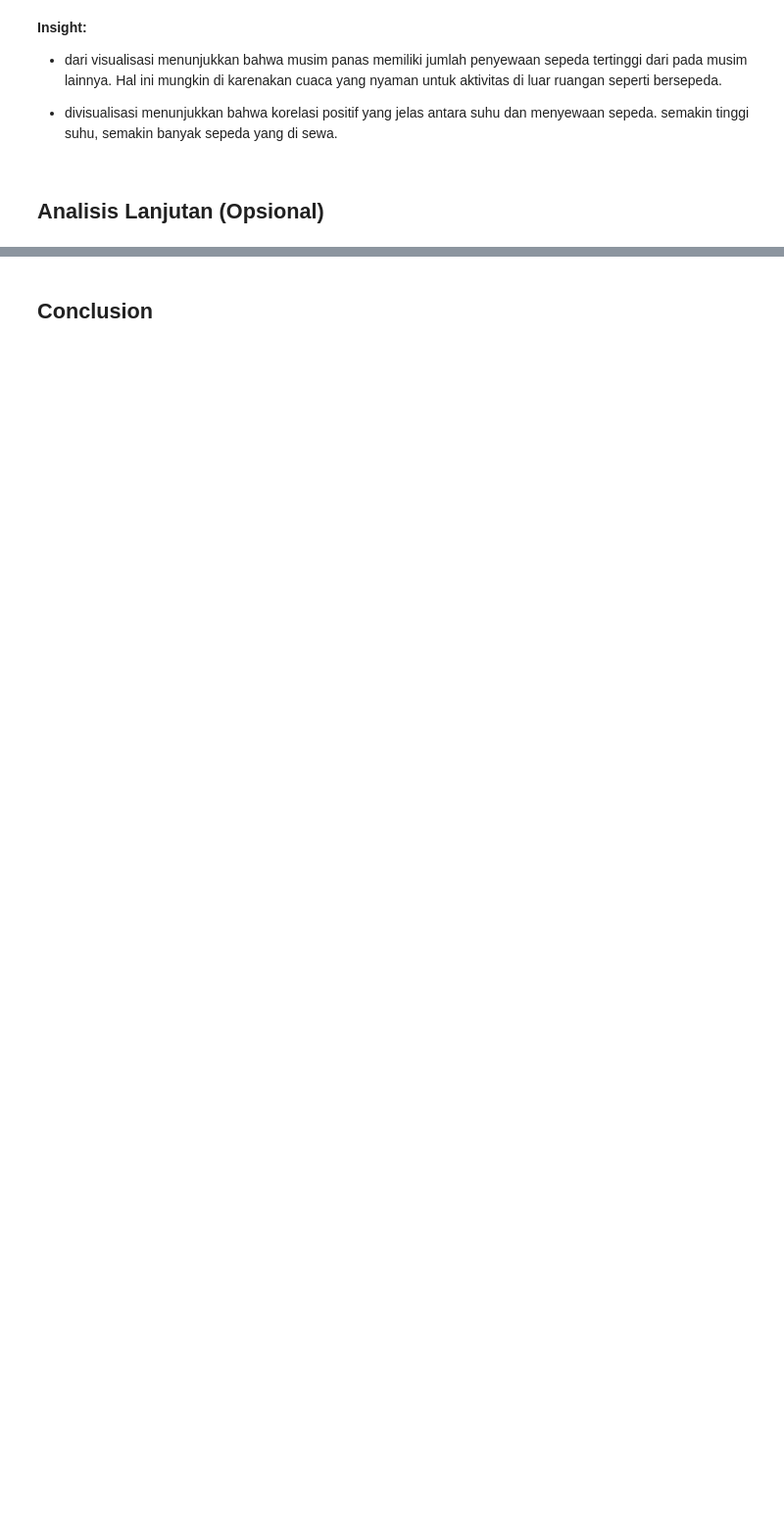
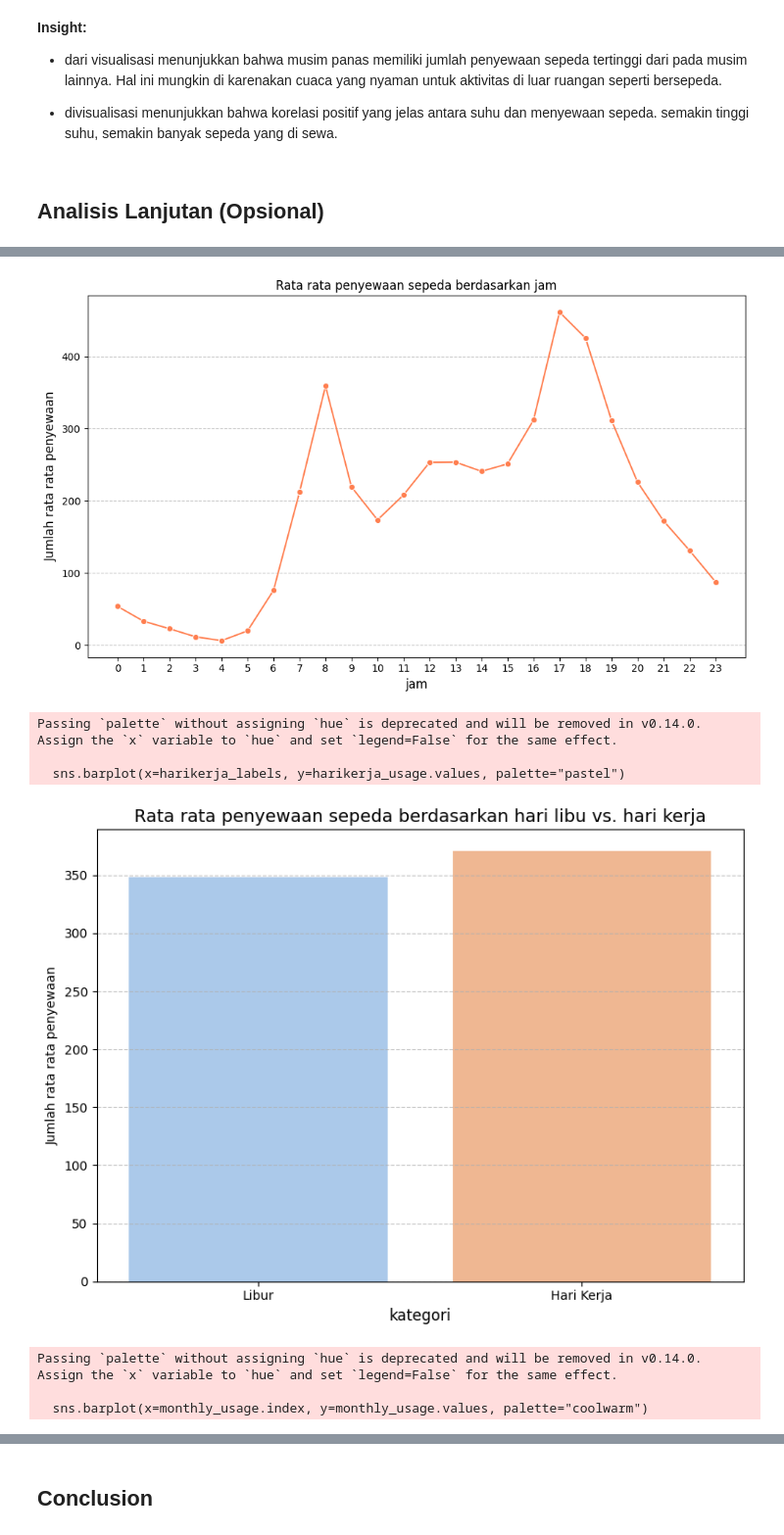
Before and after one commit to Najiann/submission, a Jupyter notebook: notebook__bike.ipynb, the cells around one changed output, grey strips where cells are left out. Shown at 98% size. Cells and saved outputs as stored; diff of their text form; code cells hidden in the pictures; blank space fills up the shorter version.

```diff
--- a/notebook__bike.ipynb
+++ b/notebook__bike.ipynb
@@ -252,0 +192,47 @@ print(rfm)
+# %%
+# pola pertama yaitu penyewaan berdasarkan jamnya
+hourly_usage = all_df.groupby("hr")["cnt"].mean()
+
+plt.figure(figsize=(10,6))
+sns.lineplot(x=hourly_usage.index, y=hourly_usage.values, marker="o", color="coral")
+plt.title("Rata rata penyewaan sepeda berdasarkan jam")
+plt.xlabel("jam", fontsize=12)
+plt.ylabel("Jumlah rata rata penyewaan", fontsize=12)
+plt.xticks(range(0,24))
+plt.grid(axis="y", linestyle="--", alpha=0.7)
+plt.tight_layout()
+plt.show()
+
+# kedua yaitu pola hari kerja vs. hari libur
+harikerja_usage = all_df.groupby("workingday")["cnt"].mean()
+harikerja_labels = ["Libur", "Hari Kerja"]
+
+plt.figure(figsize=(8,6))
+sns.barplot(x=harikerja_labels, y=harikerja_usage.values, palette="pastel")
+plt.title("Rata rata penyewaan sepeda berdasarkan hari libu vs. hari kerja", fontsize=14)
+plt.ylabel("Jumlah rata rata penyewaan")
+plt.xlabel("kategori", fontsize=12)
+plt.grid(axis="y", linestyle="--", alpha=0.7)
+plt.tight_layout()
+plt.show()
+
+# last but not least pola berdasarkan bulannn
+monthly_usage = all_df.groupby("mnth")["cnt"].mean()
+
+plt.figure(figsize=(10,6))
+sns.barplot(x=monthly_usage.index, y=monthly_usage.values, palette="coolwarm")
+plt.title("Rata rata penyewaan sepeda berdasarkan bulan", fontsize=14)
+plt.xlabel("bulan", fontsize=12)
+plt.ylabel("Jumlah rata rata penyewaan", fontsize=12)
+plt.grid(axis="y", linestyle="--", alpha=0.7)
+plt.tight_layout()
+plt.show()
+# %% [output]
+[figure, added]
+Passing `palette` without assigning `hue` is deprecated and will be removed in v0.14.0. Assign the `x` variable to `hue` and set `legend=False` for the same effect.
+
+  sns.barplot(x=harikerja_labels, y=harikerja_usage.values, palette="pastel")
+[figure, added]
+Passing `palette` without assigning `hue` is deprecated and will be removed in v0.14.0. Assign the `x` variable to `hue` and set `legend=False` for the same effect.
+
+  sns.barplot(x=monthly_usage.index, y=monthly_usage.values, palette="coolwarm")
```
Also changed, not shown: parts of 12 cells of this notebook, 1 other file.
